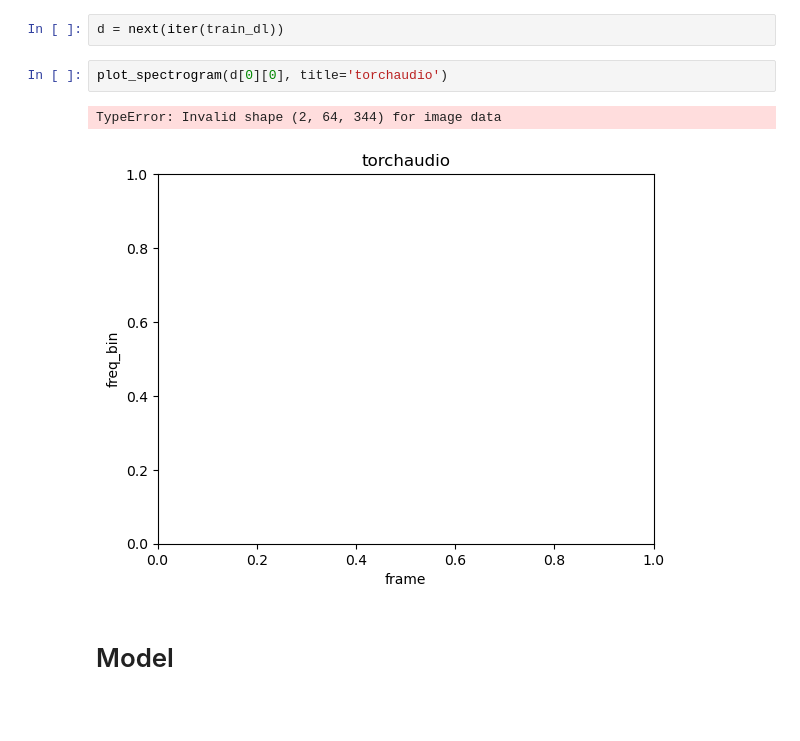
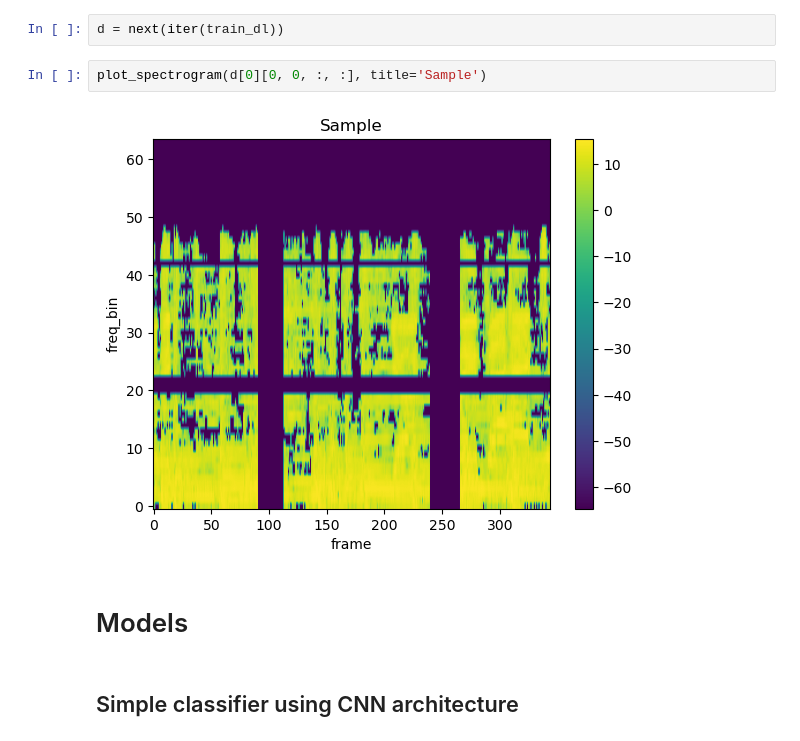
Before and after one commit to brianmodel/DeepLearningProject, a Jupyter notebook: data_preproc.ipynb, the cells around one changed output. Drawn from its saved outputs; the diff is of its cells as text; blank space fills up the shorter version.

Commit message:
Add training loop, basic CNN model, and visualizations

```diff
--- a/data_preproc.ipynb
+++ b/data_preproc.ipynb
@@ -219,9 +223,10 @@ val_dl = DataLoader(val_ds, batch_size=16, shuffle=False)
 # %%
 d = next(iter(train_dl))
 # %%
-plot_spectrogram(d[0][0], title='torchaudio')
+plot_spectrogram(d[0][0, 0, :, :], title='Sample')
 # %% [output]
-TypeError: Invalid shape (2, 64, 344) for image data
-[figure, old version]
+[figure, new version]
 # %% [markdown]
-# Model
+# Models
+# %% [markdown]
+## Simple classifier using CNN architecture
```
Also changed, not shown: parts of 10 cells of this notebook, 1 other file.
